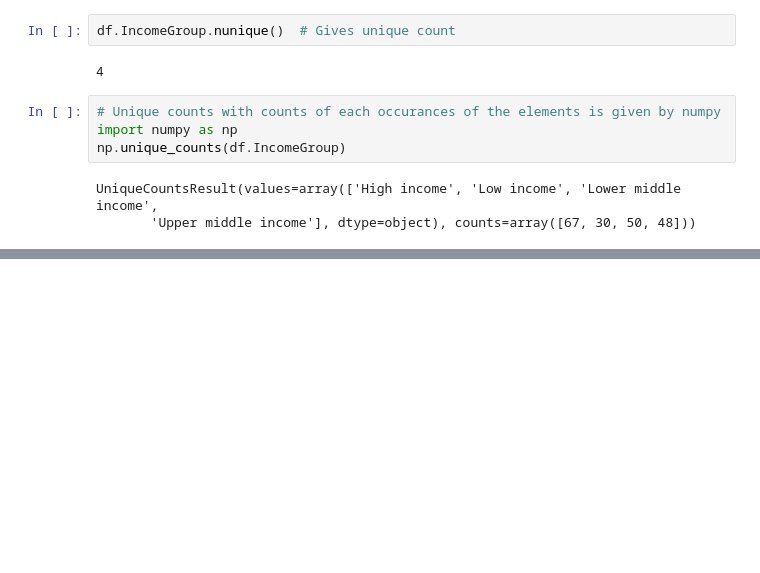
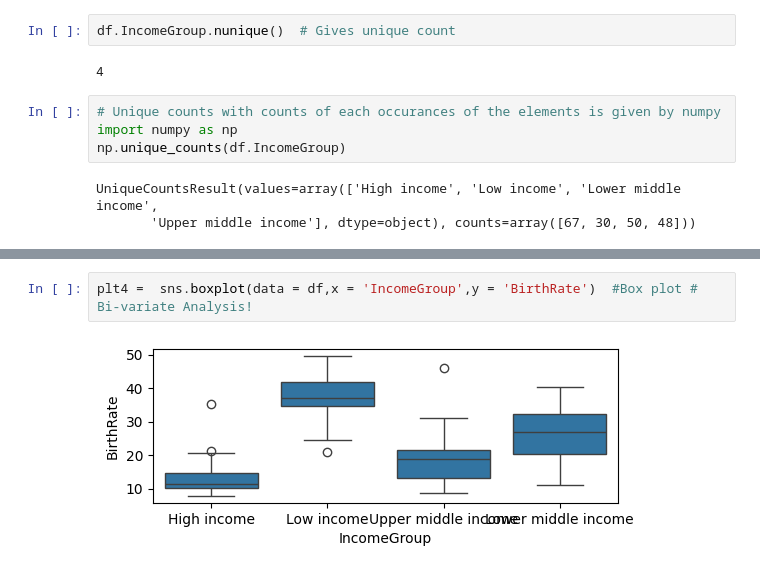
Before and after one commit to Abhinav-sai-k/Numpy-and-Pandas, a Jupyter notebook: introduction_to_pandas.ipynb, the cells around one changed output, grey strips where cells are left out. Drawn from its saved outputs; the diff is of its cells as text; blank space fills up the shorter version.

```diff
--- a/introduction_to_pandas.ipynb
+++ b/introduction_to_pandas.ipynb
@@ -391,0 +412,4 @@ UniqueCountsResult(values=array(['High income', 'Low income', 'Lower middle inco
+# %%
+plt4 =  sns.boxplot(data = df,x = 'IncomeGroup',y = 'BirthRate')  #Box plot # Bi-variate Analysis!
+# %% [output]
+[figure, added]
```
Also changed, not shown: parts of 9 cells of this notebook.
